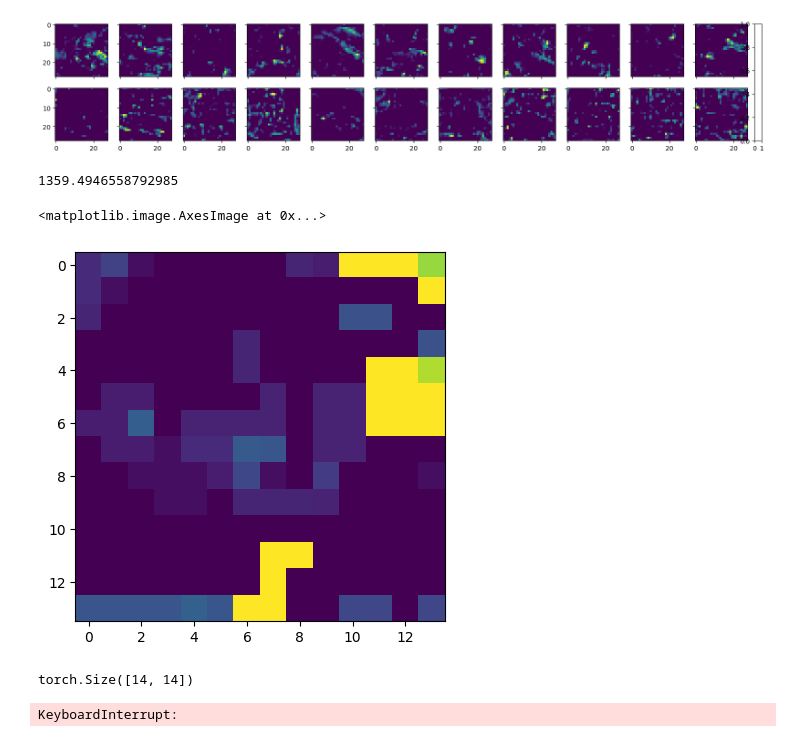
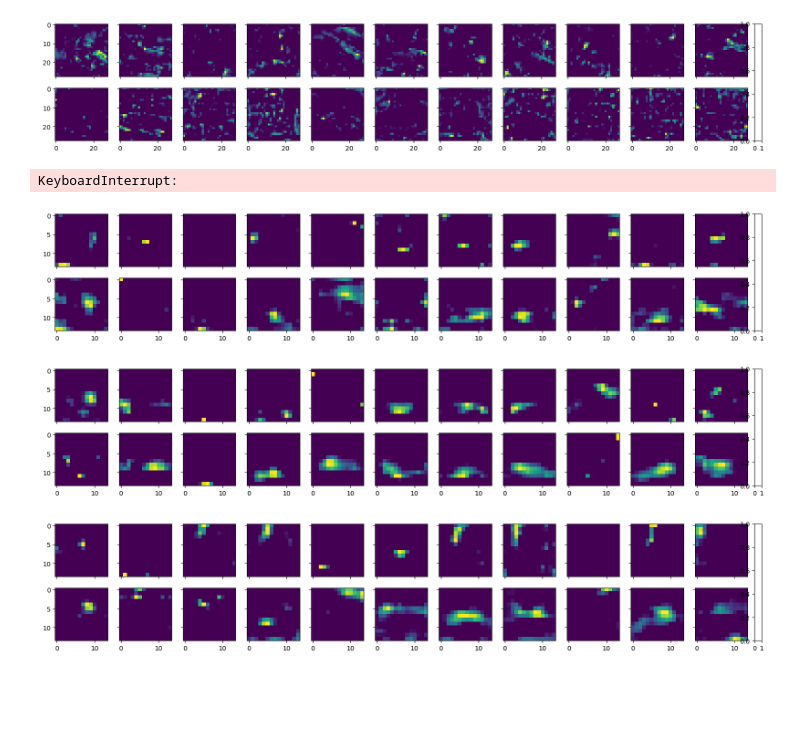
Before and after one commit to A-Merino/MI_Research, a Jupyter notebook: Map_stacking.ipynb, the cells around one changed output. Cells and saved outputs as stored; diff of their text form; code cells hidden in the pictures; blank space fills up the shorter version.

```diff
--- a/Map_stacking.ipynb
+++ b/Map_stacking.ipynb
@@ -266,23 +244,6 @@ plt.imshow(mis2)
 plot_two_filters(feat5, feat6)
 # %% [output]
 [figure]
-# %%
-mis3 = np.zeros((feature1[0].size()[0],feature1[0].size()[0]))
-
-for x in range(feature1[0].size()[0]):
-        for y in range(feature1[0].size()[0]):
-            mis3[x][y] = one_for_all(feature2, feature1, x, y)
-
-print(np.sum(mis))
-plt.imshow(mis)
-# %% [output]
-1359.4946558792985
-<matplotlib.image.AxesImage at 0x...>
-[figure, removed]
-# %%
-last_layer[0][0].size()
-# %% [output]
-torch.Size([14, 14])
 # %%
 # Get size of layer
 size = len(last_layer[0][0])
@@ -314,3 +275,16 @@ for f in range(len(last_layer)-1):  # Don't need final layer here
         file.close()  # Close file
 # %% [output]
 KeyboardInterrupt:
+# %%
+with open ('./filter_mi/filter_0.txt', 'r') as file:
+    vals = [float(x.split(": ")[-1].strip("\n")) for x in file]
+# %%
+copy = sorted(vals)
+# %%
+plot_two_filters(last_layer[0], last_layer[vals.index(copy[-1])])
+plot_two_filters(last_layer[vals.index(copy[-2])], last_layer[vals.index(copy[-3])])
+plot_two_filters(last_layer[vals.index(copy[-4])], last_layer[vals.index(copy[-5])])
+# %% [output]
+[figure, added]
+[figure, added]
+[figure, added]
```
Also changed, not shown: parts of 21 cells of this notebook.
